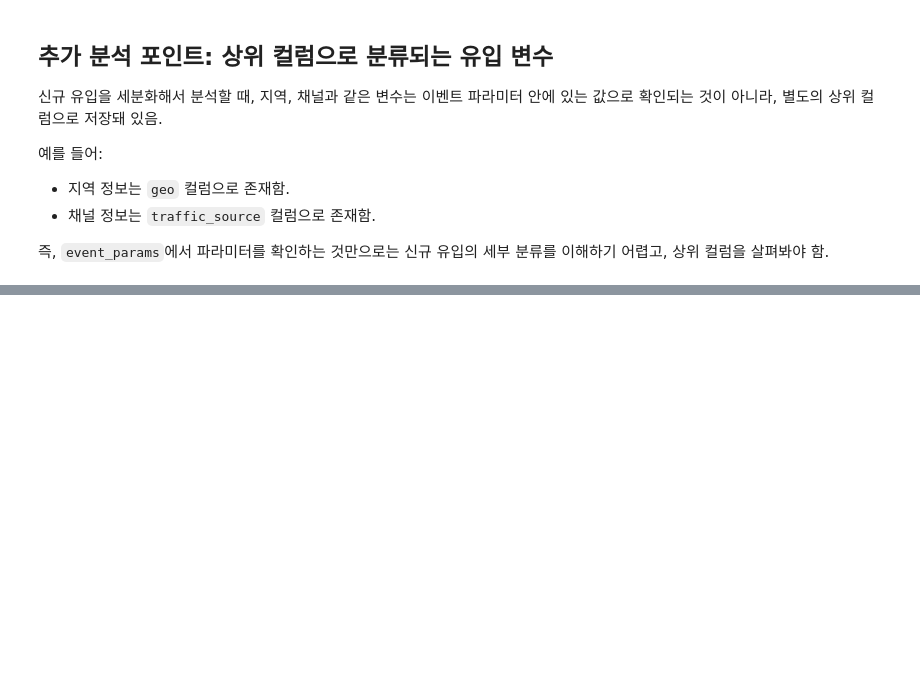
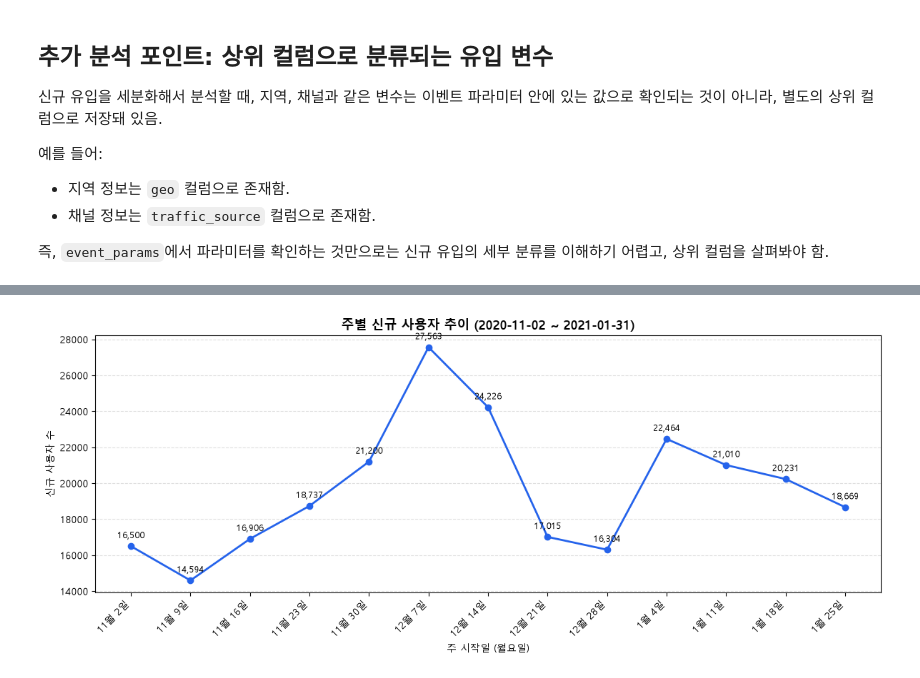
Before and after one commit to bulsajo1/ecommerce-product-analysis-project, a Jupyter notebook: data_analysis/A(acquisition).ipynb, the cells around one changed output, grey strips where cells are left out. Drawn from its saved outputs; the diff is of its cells as text; code cells hidden in the pictures; blank space fills up the shorter version.

```diff
--- a/data_analysis/A(acquisition).ipynb
+++ b/data_analysis/A(acquisition).ipynb
@@ -178,3 +181,21 @@ print(first_visit_params)
 - 채널 정보는 `traffic_source` 컬럼으로 존재함.
 
 즉, `event_params`에서 파라미터를 확인하는 것만으로는 신규 유입의 세부 분류를 이해하기 어렵고, 상위 컬럼을 살펴봐야 함.
+# %%
+from google.cloud import bigquery
+
+client = bigquery.Client(project="pro-talon-503713-s3")
+
+query = """
+SELECT
+    DATE_TRUNC(PARSE_DATE('%Y%m%d', event_date), WEEK(MONDAY)) AS week_start,
+    COUNT(DISTINCT user_pseudo_id) AS new_users
+FROM `bigquery-public-data.ga4_obfuscated_sample_ecommerce.events_*`
+WHERE _TABLE_SUFFIX BETWEEN '20201102' AND '20210131'
+    AND event_name = 'first_visit'
+GROUP BY week_start
+ORDER BY week_start
+"""
+
+df = client.query(query).to_dataframe()
+print(df)
@@ -180,0 +223,37 @@ print(first_visit_params)
+# %%
+import matplotlib.pyplot as plt
+import pandas as pd
+
+# 한글 폰트 설정 (Windows 기준, Mac은 'AppleGothic'으로 변경)
+plt.rcParams['font.family'] = 'Malgun Gothic'
+plt.rcParams['axes.unicode_minus'] = False
+
+# 요일 한글 매핑 (Monday=0 ~ Sunday=6)
+weekday_kr = ['월', '화', '수', '목', '금', '토', '일']
+
+fig, ax = plt.subplots(figsize=(12, 5))
+
+ax.plot(df['week_start'], df['new_users'], marker='o', linewidth=2, color='#2563eb')
+
+# 각 포인트 위에 값 라벨 표시
+for x, y in zip(df['week_start'], df['new_users']):
+    ax.annotate(f'{y:,}', (x, y), textcoords='offset points', xytext=(0, 8), ha='center', fontsize=9)
+
+ax.set_title('주별 신규 사용자 추이 (2020-11-02 ~ 2021-01-31)', fontsize=13, fontweight='bold')
+ax.set_xlabel('주 시작일 (월요일)')
+ax.set_ylabel('신규 사용자 수')
+
+# x축 눈금을 13개 week_start 값 전부로 명시 지정
+ax.set_xticks(df['week_start'])
+
+# 라벨을 "11월 2일(월)" 형식으로 커스텀 포맷
+xtick_labels = [f"{d.month}월 {d.day}일" for d in df['week_start']]
+ax.set_xticklabels(xtick_labels, rotation=45, ha='right')
+
+ax.grid(axis='y', linestyle='--', alpha=0.4)
+
+plt.tight_layout()
+plt.savefig('weekly_new_users.png', dpi=150)
+plt.show()
+# %% [output]
+[figure, added]
```
Also changed, not shown: parts of 6 cells of this notebook.
